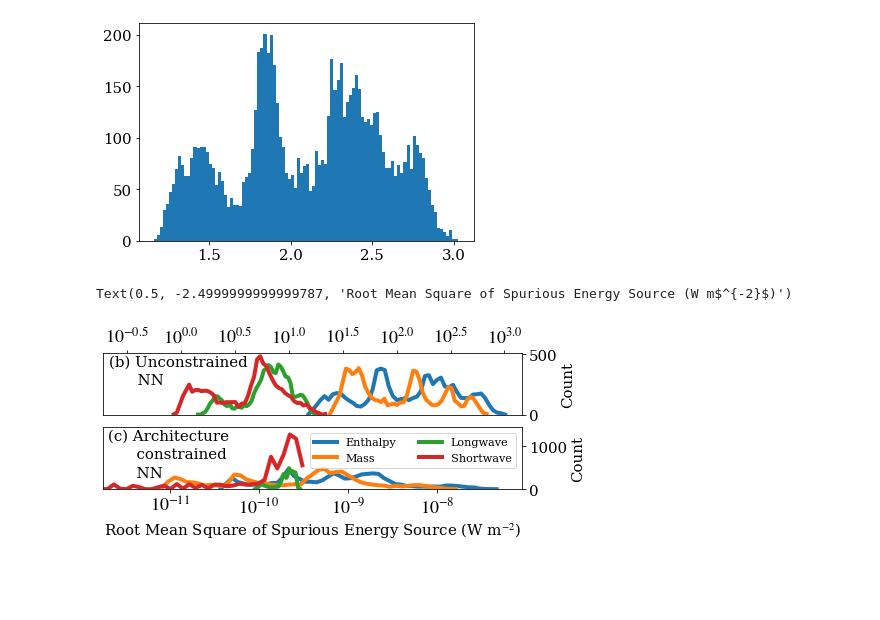
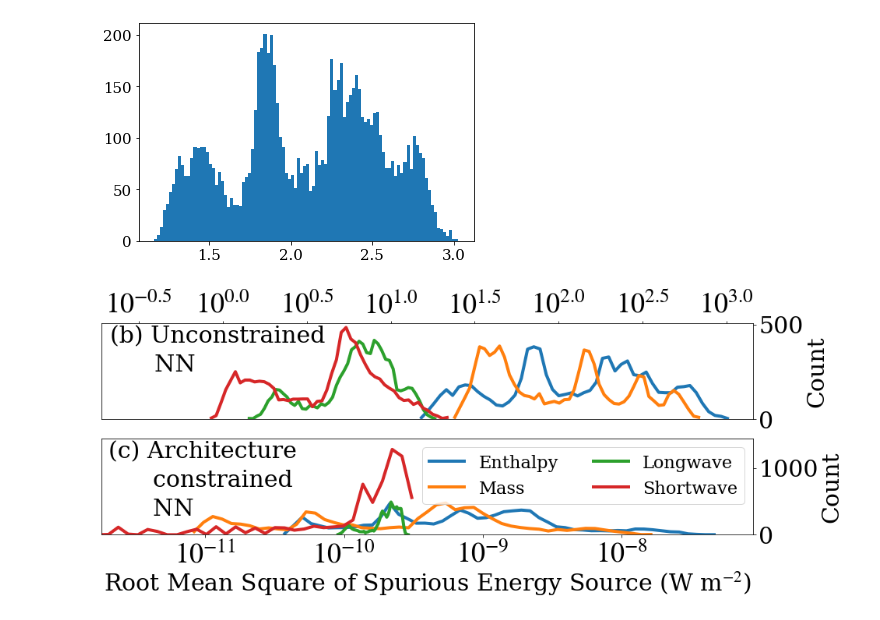
Before and after one commit to wallingTACC/CBRAIN-CAM, a Jupyter notebook: notebooks/tbeucler_devlog/043_Figures_For_Pierre_ML_Geosciences.ipynb, the cells around one changed output. Saved outputs shown, nothing was run; the diff lists cells and outputs as text; code cells hidden in the pictures; blank space fills up the shorter version.

Commit message:
Finished first draft of Figure for Veronika and Pierre

```diff
--- a/notebooks/tbeucler_devlog/043_Figures_For_Pierre_ML_Geosciences.ipynb
+++ b/notebooks/tbeucler_devlog/043_Figures_For_Pierre_ML_Geosciences.ipynb
@@ -302,8 +290,17 @@ for ikey,key in enumerate(mdC.res.keys()):
 # %%
 def edg2mid(bin_edges):
     return 0.5*(bin_edges[:-1]+bin_edges[1:])
+# %%
+fz = 30
+
+plt.rc('text', usetex=False)
+mpl.rcParams['mathtext.fontset'] = 'stix'
+mpl.rcParams['font.family'] = 'STIXGeneral'
+plt.rc('font', family='serif', size=fz)
+mpl.rcParams['lines.linewidth'] = lw
+plt.close('all')
 # %%
-fig,ax = plt.subplots(2,1,figsize=(7.5,2.5))
+fig,ax = plt.subplots(2,1,figsize=(15,5))
 
 ### Non conserving network
 for ikey,key in enumerate(mdC.res.keys()):
@@ -324,32 +321,35 @@ labels = [item.get_text() for item in ax[0].get_xticklabels()]
 for ilab,lab in enumerate(labels):
     labels[ilab]='$10^{'+lab+'}$';
 ax[0].set_xticklabels(labels);
 XMIN = ax[0].get_xlim()[0]
 ax[0].set_xticklabels(labels,fontsize=1.2*fz);
 ax[0].text(x=XMIN+0.05,y=0.8*YMAX,s='(b) Unconstrained')
 ax[0].text(x=XMIN+0.05,y=0.5*YMAX,s='      NN')
 
 ### Conserving network
 for ikey,key in enumerate(mdC.res.keys()):
     ax[1].plot(edg2mid(bin_edgC[key]),histC[key],label=VARname[ikey])
 ax[1].legend(ncol=2,loc='upper right',fontsize=0.75*fz)
 YMAX = ax[1].get_ylim()[1]+100
 ax[1].set_ylim(0,YMAX)
 ax[1].set_ylabel('Count')
 ax[1].yaxis.set_label_position('right')
 ax[1].yaxis.tick_right()
 ax[1].set_xlim(ax[1].get_xlim()[0]+1.5,ax[1].get_xlim()[1])
 plt.draw()
 # Change y labels to 10^n
 labels = [item.get_text() for item in ax[1].get_xticklabels()]
 for ilab,lab in enumerate(labels):
     labels[ilab]='$10^{'+lab+'}$';
 XMIN = ax[1].get_xlim()[0]
 ax[1].set_xticklabels(labels,fontsize=1.2*fz);
 ax[1].text(x=XMIN+0.05,y=0.8*YMAX,s='(c) Architecture')
 ax[1].text(x=XMIN+0.05,y=0.5*YMAX,s='      constrained')
 ax[1].text(x=XMIN+0.05,y=0.2*YMAX,s='      NN')
 ax[1].set_xlabel('Root Mean Square of Spurious Energy Source (W m$^{-2}$)')
+
+name = 'Ch20_ACnet_bc'
+plt.savefig(pathHOME+name+'.png',format='png')
+plt.savefig(pathHOME+name+'.pdf',format='pdf')
 # %% [output]
-Text(0.5, -2.4999999999999787, 'Root Mean Square of Spurious Energy Source (W m$^{-2}$)')
-[figure, old version]
+[figure, new version]
```
Also changed, not shown: parts of 3 cells of this notebook.
